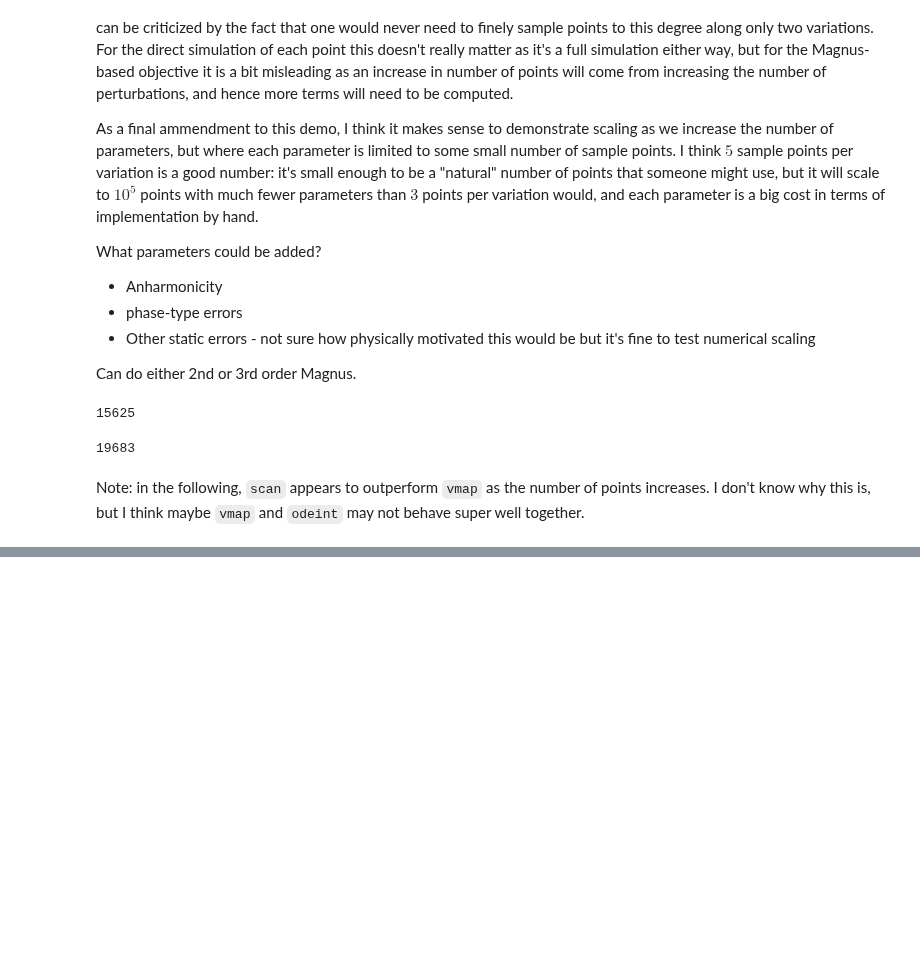
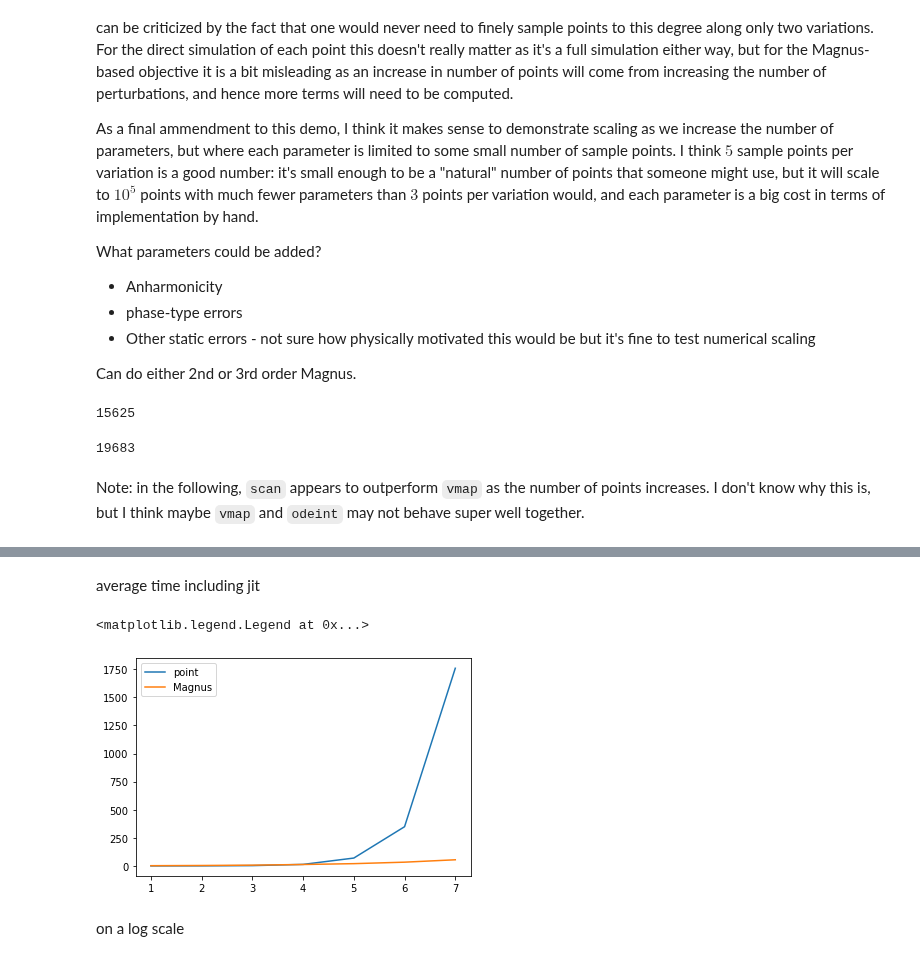
Before and after one commit to DanPuzzuoli/multivariable_dyson_magnus, a Jupyter notebook: magnus_qoc.ipynb, the cells around one changed output, grey strips where cells are left out. Saved outputs shown, nothing was run; the diff lists cells and outputs as text; code cells hidden in the pictures; blank space fills up the shorter version.

```diff
--- a/magnus_qoc.ipynb
+++ b/magnus_qoc.ipynb
@@ -1814,3 +2267,14 @@ plt.legend()
+# %% [markdown]
+average time including jit
+# %%
+plt.plot(N_variations, point_ave_times, label='point')
+plt.plot(N_variations, mag_ave_times, label='Magnus')
+plt.legend()
+# %% [output]
+<matplotlib.legend.Legend at 0x...>
+[figure, added]
+# %% [markdown]
+on a log scale
 # %%
 plt.plot(N_variations, jnp.log10(jnp.array(point_ave_times)), label='point')
 plt.plot(N_variations, jnp.log10(jnp.array(mag_ave_times)), label='Magnus')
```
Also changed, not shown: parts of 18 cells of this notebook.
